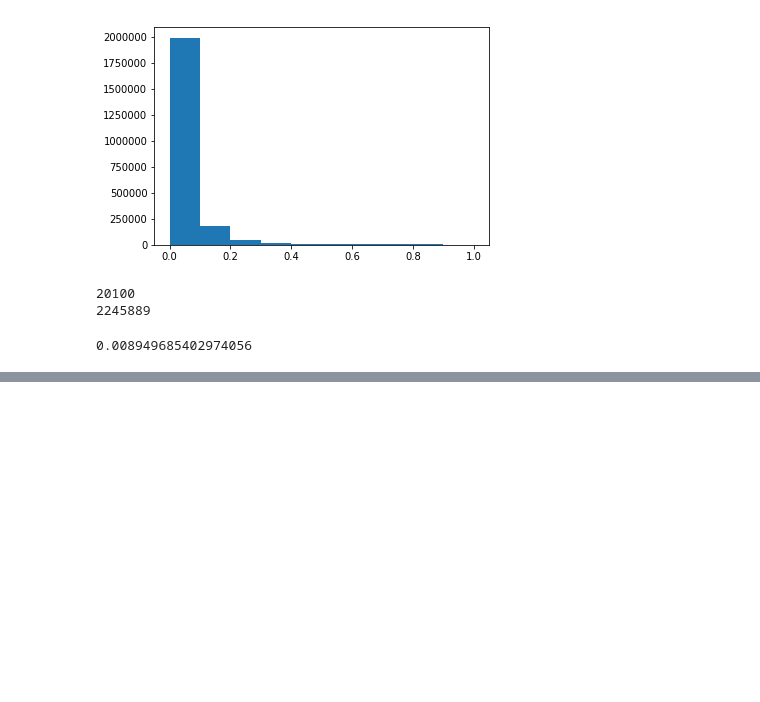
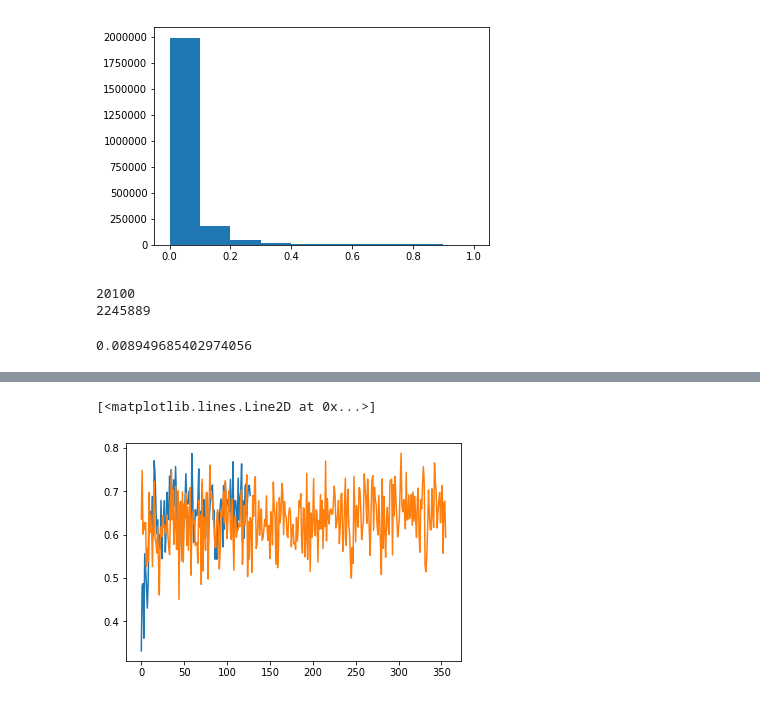
Before and after one commit to ModaoT/firstkill, a Jupyter notebook: results_analysis.ipynb, the cells around one changed output, grey strips where cells are left out. Saved outputs shown, nothing was run; the diff lists cells and outputs as text; code cells hidden in the pictures; blank space fills up the shorter version.

```diff
--- a/results_analysis.ipynb
+++ b/results_analysis.ipynb
@@ -91,0 +72,6 @@ Name: valid_auc, dtype: float64
+# %%
+plt.plot(res1['valid_auc'])
+plt.plot(res2['valid_auc'])
+# %% [output]
+[<matplotlib.lines.Line2D at 0x...>]
+[figure, added]
```
Also changed, not shown: parts of 6 cells of this notebook, 9 other files.
